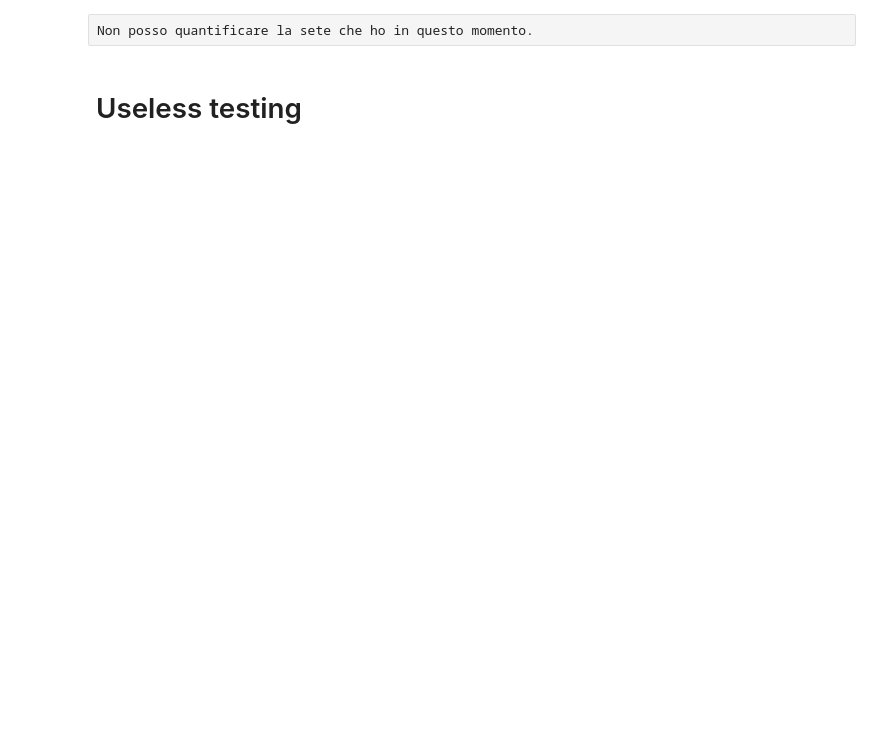
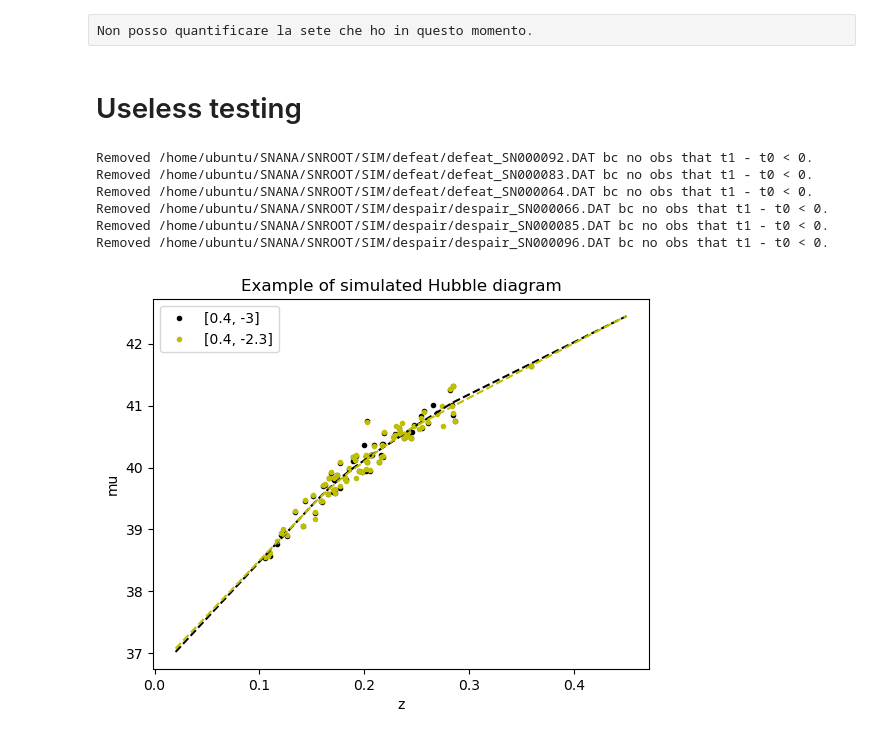
Before and after one commit to margherita-lera/SMC-ABC-for-Supernovae-Ia, a Jupyter notebook: nre_ifi.ipynb, the cells around one changed output. Drawn from its saved outputs; the diff is of its cells as text; code cells hidden in the pictures; blank space fills up the shorter version.

```diff
--- a/nre_ifi.ipynb
+++ b/nre_ifi.ipynb
@@ -516,7 +429,16 @@ plt.show()
 # %% [markdown]
 # Useless testing
 # %%
-mu4, z4 = f.sim_wrapper([0,-3],'defeat')
-mu2, z2 = f.sim_wrapper([1, 0],'despair')
+defeatParam = [.4, -3]
+despairParam = [.4, -2.3]
+mu4, z4 = f.sim_wrapper(defeatParam, 'defeat')
+mu2, z2 = f.sim_wrapper(despairParam, 'despair')
 # z_sim,mu_sim=(f.smoother(zhd,mu))
+# %% [output]
+Removed /home/ubuntu/SNANA/SNROOT/SIM/defeat/defeat_SN000092.DAT bc no obs that t1 - t0 < 0.
+Removed /home/ubuntu/SNANA/SNROOT/SIM/defeat/defeat_SN000083.DAT bc no obs that t1 - t0 < 0.
+Removed /home/ubuntu/SNANA/SNROOT/SIM/defeat/defeat_SN000064.DAT bc no obs that t1 - t0 < 0.
+Removed /home/ubuntu/SNANA/SNROOT/SIM/despair/despair_SN000066.DAT bc no obs that t1 - t0 < 0.
+Removed /home/ubuntu/SNANA/SNROOT/SIM/despair/despair_SN000085.DAT bc no obs that t1 - t0 < 0.
+Removed /home/ubuntu/SNANA/SNROOT/SIM/despair/despair_SN000096.DAT bc no obs that t1 - t0 < 0.
 # %%
@@ -524,2 +446,16 @@ smZreal, smMreal = f.smoother(zReal, muReal)
 sz4, smu4 = f.smoother(z4, mu4)
 sz2, smu2 = f.smoother(z2, mu2)
+# %%
+# plt.plot(zReal, muReal, '.r', label='real')
+plt.plot(z4,mu4, '.k', label=str(defeatParam))
+plt.plot(z2, mu2, '.y', label=str(despairParam))
+# plt.plot(smZreal, smMreal, 'r', ls='--')
+plt.plot(sz4, smu4, 'k', ls='--')
+plt.plot(sz2, smu2, 'y', ls='--')
+plt.title('Example of simulated Hubble diagram')
+plt.legend()
+plt.xlabel('z')
+plt.ylabel('mu')
+plt.show()
+# %% [output]
+[figure, added]
```
Also changed, not shown: parts of 30 cells of this notebook, 6 other files.
